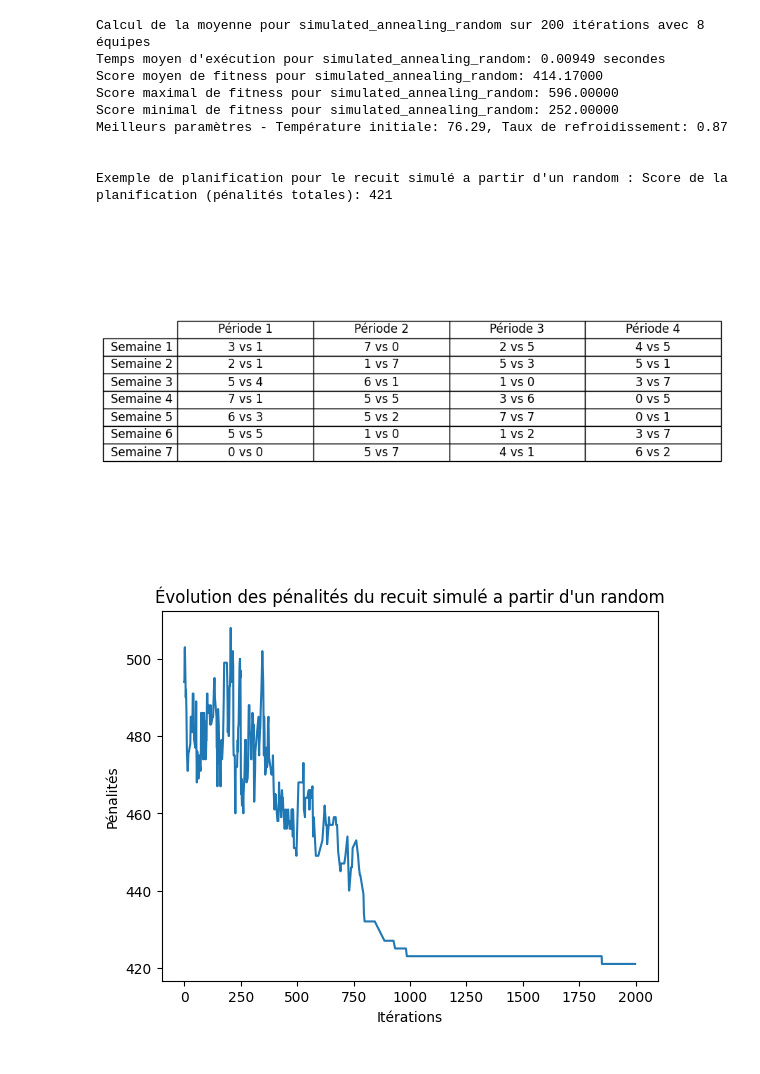
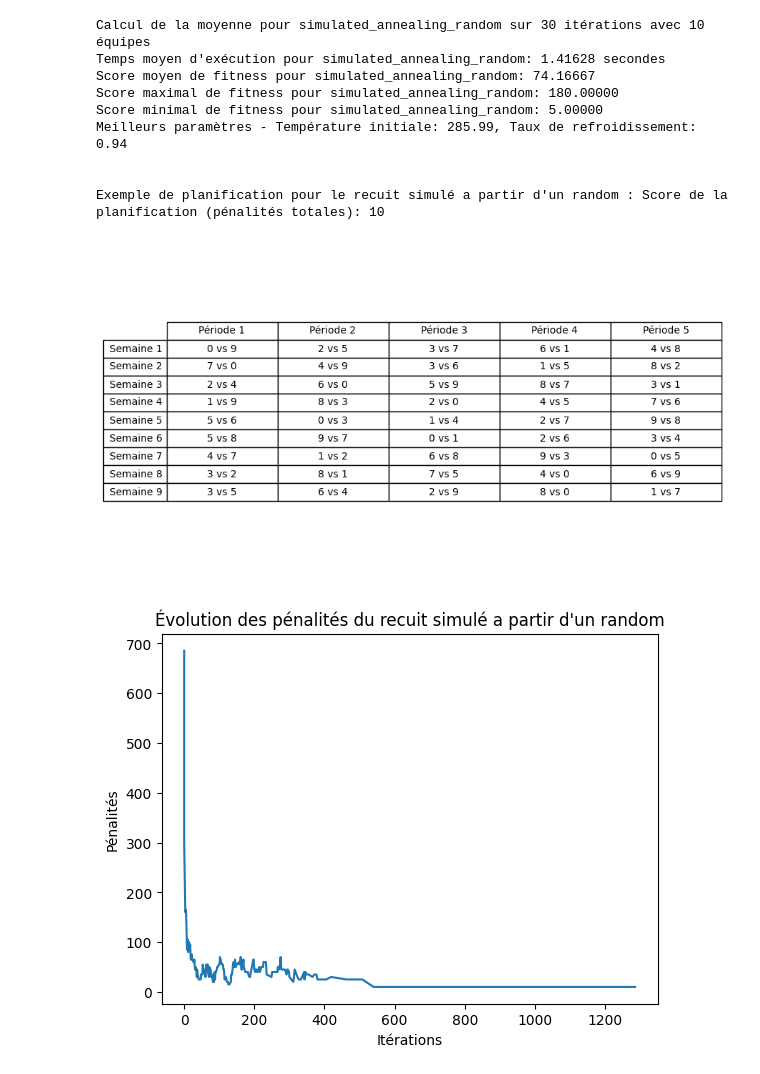
Before and after one commit to LandOS973/matheuristique, a Jupyter notebook: matheuristique.ipynb, the cells around one changed output. Saved outputs shown, nothing was run; the diff lists cells and outputs as text; code cells hidden in the pictures.

```diff
--- a/matheuristique.ipynb
+++ b/matheuristique.ipynb
@@ -49,14 +50,14 @@ def print_schedule(schedule, filename='schedule.png'):
 
     # Personnaliser l'apparence du tableau
     table.auto_set_font_size(False)
-    table.set_fontsize(12)
+    table.set_fontsize(10)
     table.scale(1, 1.5)  # Ajustez la taille des cellules si nécessaire
 
     # Sauvegarder l'image du tableau
     plt.savefig(filename, bbox_inches='tight')
     plt.show()  # Afficher le tableau
 # %%
-def mean_score(algo='glouton', num_teams=8, it=200):
+def mean_score(algo='glouton', num_teams=10, it=200):
     sum_fitness = 0  # Pour stocker la somme des scores de fitness
     total_time = 0   # Pour stocker la somme des temps d'exécution
     max_fitness = 0  # Pour stocker le score de fitness maximal
@@ -85,11 +86,14 @@ def mean_score(algo='glouton', num_teams=8, it=200):
         elif algo == 'simulated_annealing_glouton':
             schedule = simulated_annealing.simulated_annealing(glouton.round_robin_schedule(num_teams), num_teams, max_iterations=20000, verbose=False, initial_temp=initial_temp, cooling_rate=cooling_rate)[0]
         elif algo == 'genetic_algorithm_simple':
-            schedule = AGSimple.genetic_algorithm(20, num_teams, 400)[0]
+            schedule = AGSimple.genetic_algorithm(30, num_teams, 300)[0]
         elif algo == 'genetic_algorithm_local_search':
-            schedule = AGlocalsearch.genetic_algorithm(20, num_teams, 400)[0]
+            schedule = AGlocalsearch.genetic_algorithm(30, num_teams, 300)[0]
+            print('iteration : ', str(i) , " terminée avec un score de : ", fitness.evaluate_schedule(schedule, 10, False))
+        elif algo == 'tabou':
+            schedule = tabou.tabou_search(random_schedule.random_round_robin_schedule(num_teams), num_teams, max_iterations=30000, verbose=False)[0]
         # Calculer le score de fitness
-        score = fitness.evaluate_schedule(schedule, 8, False)
+        score = fitness.evaluate_schedule(schedule, 10, False)
         sum_fitness += score  # Ajoute le score de fitness à la somme totale
 
         if score < min_fitness:
@@ -97,7 +101,6 @@ def mean_score(algo='glouton', num_teams=8, it=200):
             best_params = {'initial_temp': initial_temp, 'cooling_rate': cooling_rate}
         if score > max_fitness:
             max_fitness = score
-
         end_time = time.time()  # Arrête le chronomètre
         total_time += (end_time - start_time)  # Ajoute le temps écoulé à la somme totale
 
@@ -114,6 +117,6 @@ def mean_score(algo='glouton', num_teams=8, it=200):
         print(f"Meilleurs paramètres - Température initiale: {best_params['initial_temp']:.2f}, Taux de refroidissement: {best_params['cooling_rate']:.2f}")
     print("\n")
 
-    return mean_fitness, mean_time
+    return algo, mean_fitness, max_fitness, min_fitness, mean_time
 # %%
 
@@ -157,7 +161,7 @@ Exemple de planification pour un random : Score de la planification (pénalités
     # recherche locale
     scheduleLocal, penaltyLocal, penalty_history = local_search_descente.local_search(scheduleRandom, num_teams, max_iterations=10000, verbose=False)
     print("\n")
-    mean_score('local_search_random')
+    tableau_recap.append(mean_score('local_search_random', it=50))
     print(f"Exemple de planification pour la recherche locale a partir d'un random : Score de la planification (pénalités totales): {penaltyLocal}")
     print_schedule(scheduleLocal)
     # Pour tracer les pénalités
@@ -183,7 +187,7 @@ Exemple de planification pour la recherche locale a partir d'un random : Score d
 # %%
-    scheduleLocal, penaltyLocal, penalty_history = local_search_descente.local_search(scheduleGlouton, num_teams, max_iterations=1000, verbose=False)
+    scheduleLocal, penaltyLocal, penalty_history = local_search_descente.local_search(scheduleGlouton, num_teams, max_iterations=10000, verbose=False)
     print("\n")
-    mean_score('local_search_glouton')
+    tableau_recap.append(mean_score('local_search_glouton', it=50))
     print(f"Exemple de planification pour la recherche locale a partir d'un glouton : Score de la planification (pénalités totales): {penaltyLocal}")
     print_schedule(scheduleLocal)
     iterations = [entry[0] for entry in penalty_history]
@@ -208,29 +212,29 @@ Exemple de planification pour la recherche locale a partir d'un glouton : Score
 # %%
     # Recuit simulé
-    scheduleSimulatedAnnealing, penaltySimulatedAnnealing, penalty_history = simulated_annealing.simulated_annealing(scheduleRandom, num_teams, max_iterations=2000, initial_temp=120, cooling_rate=0.99, verbose=False)
+    scheduleSimulatedAnnealing, penaltySimulatedAnnealing, penalty_history = simulated_annealing.simulated_annealing(scheduleRandom, num_teams, max_iterations=20000, initial_temp=200, cooling_rate=0.99, verbose=False)
     print("\n")
-    mean_score('simulated_annealing_random')
+    tableau_recap.append(mean_score('simulated_annealing_random', it=30))
     print(f"Exemple de planification pour le recuit simulé a partir d'un random : Score de la planification (pénalités totales): {penaltySimulatedAnnealing}")
     print_schedule(scheduleSimulatedAnnealing)
     iterations = [entry[0] for entry in penalty_history]
     penalties = [entry[1] for entry in penalty_history]
 
     plt.plot(iterations, penalties)
     plt.xlabel('Itérations')
     plt.ylabel('Pénalités')
     plt.title('Évolution des pénalités du recuit simulé a partir d\'un random')
     plt.show()
 # %% [output]
-Calcul de la moyenne pour simulated_annealing_random sur 200 itérations avec 8 équipes
-Temps moyen d'exécution pour simulated_annealing_random: 0.00949 secondes
-Score moyen de fitness pour simulated_annealing_random: 414.17000
-Score maximal de fitness pour simulated_annealing_random: 596.00000
-Score minimal de fitness pour simulated_annealing_random: 252.00000
-Meilleurs paramètres - Température initiale: 76.29, Taux de refroidissement: 0.87
+Calcul de la moyenne pour simulated_annealing_random sur 30 itérations avec 10 équipes
+Temps moyen d'exécution pour simulated_annealing_random: 1.41628 secondes
+Score moyen de fitness pour simulated_annealing_random: 74.16667
+Score maximal de fitness pour simulated_annealing_random: 180.00000
+Score minimal de fitness pour simulated_annealing_random: 5.00000
+Meilleurs paramètres - Température initiale: 285.99, Taux de refroidissement: 0.94
 
 
-Exemple de planification pour le recuit simulé a partir d'un random : Score de la planification (pénalités totales): 421
+Exemple de planification pour le recuit simulé a partir d'un random : Score de la planification (pénalités totales): 10
-[figure, old version]
+[figure, new version]
-[figure, old version]
+[figure, new version]
 # %%
     # Recuit simulé
```
Also changed, not shown: parts of 12 cells of this notebook, 37 other files.
